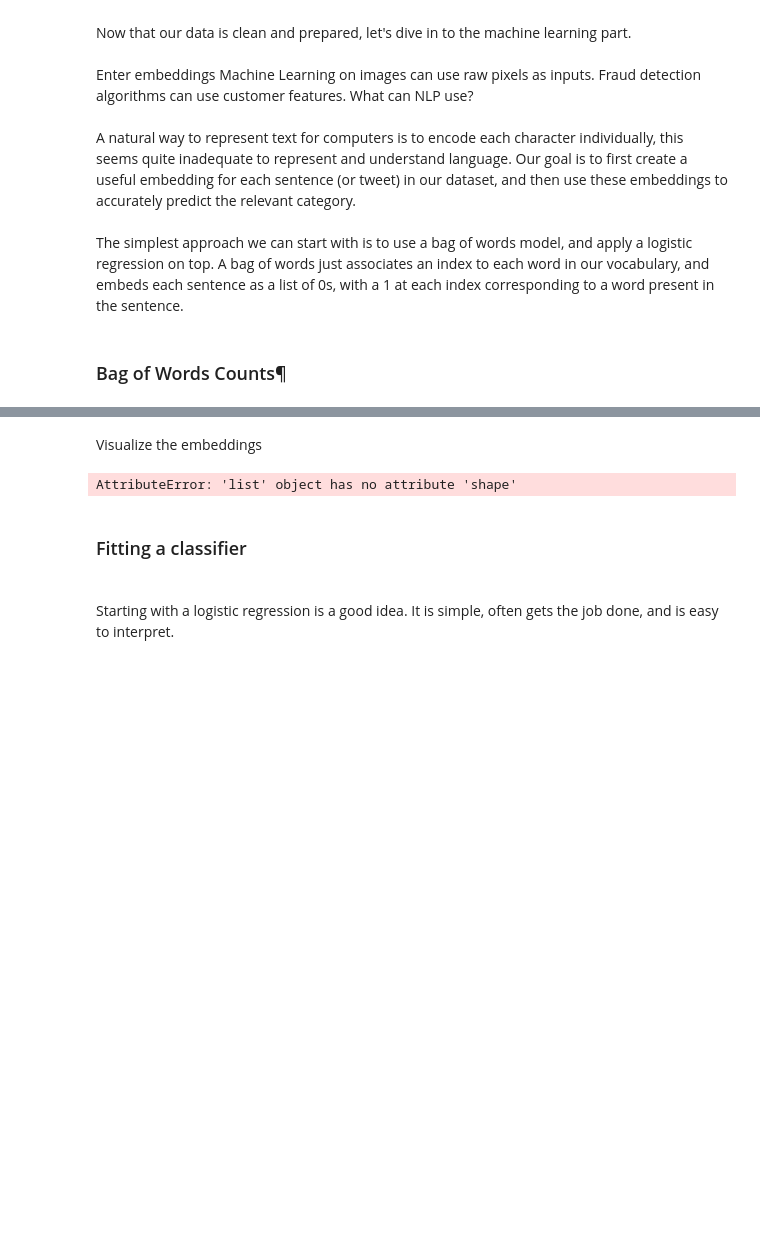
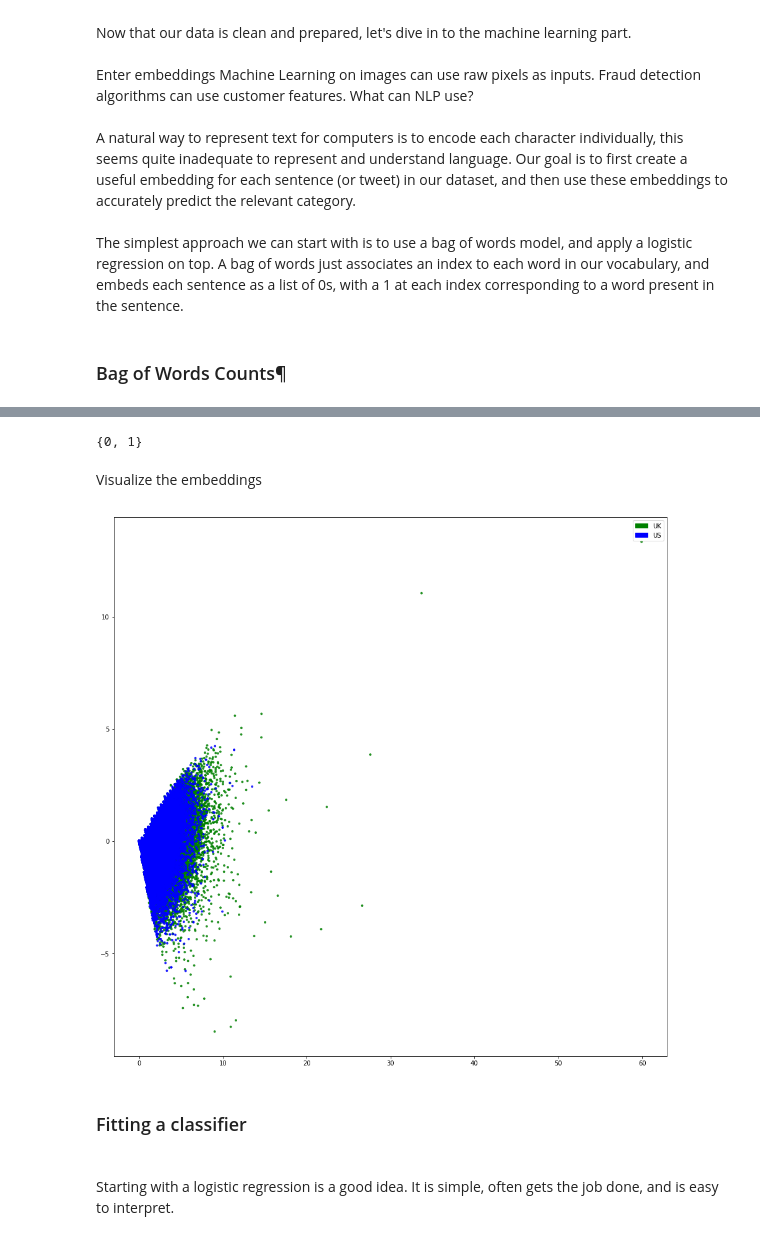
Before and after one commit to drinandan/insight-project, a Jupyter notebook: 2018.01.14_gathering_regional_newspaper_data.ipynb, the cells around one changed output, grey strips where cells are left out. Drawn from its saved outputs; the diff is of its cells as text; code cells hidden in the pictures; blank space fills up the shorter version.

```diff
--- a/2018.01.14_gathering_regional_newspaper_data.ipynb
+++ b/2018.01.14_gathering_regional_newspaper_data.ipynb
@@ -557,29 +594,33 @@ X_train_counts, X_test_counts, y_train_counts, y_test_counts = train_test_split(
+# %%
+set(list_labels)
+# %% [output]
+{0, 1}
 # %% [markdown]
 Visualize the embeddings
 # %%
 from sklearn.decomposition import PCA, TruncatedSVD
 import matplotlib
 import matplotlib.patches as mpatches
 
 def plot_LSA(test_data, test_labels, savepath="PCA_demo.csv", plot=True):
         lsa = TruncatedSVD(n_components=2)
         lsa.fit(test_data)
         lsa_scores = lsa.transform(test_data)
         color_mapper = {label:idx for idx,label in enumerate(set(test_labels))}
         color_column = [color_mapper[label] for label in test_labels]
-        colors = ['green','red','blue']
+        colors = ['green','blue']
         if plot:
-            plt.scatter(lsa_scores[:,0], lsa_scores[:,1], s=8, alpha=.8, c=test_labels, cmap=matplotlib.colors.ListedColormap(colors))
-            red_patch = mpatches.Patch(color='green', label='Irrelevant')
-            green_patch = mpatches.Patch(color='red', label='Disaster')
-            plt.legend(handles=[red_patch, green_patch])
+            plt.scatter(lsa_scores[:,0], lsa_scores[:,1], s=8, c=test_labels, alpha=.8, cmap=matplotlib.colors.ListedColormap(colors))
+            red_patch = mpatches.Patch(color='green', label='UK')
+            blue_patch = mpatches.Patch(color='blue', label='US')
+            plt.legend(handles=[red_patch, blue_patch])
 
 
 fig = plt.figure(figsize=(16, 16))
 plot_LSA(counts, list_labels)
 plt.show()
 # %% [output]
-AttributeError: 'list' object has no attribute 'shape'
+[figure, added]
 # %% [markdown]
 ### Fitting a classifier<br /><br />
 Starting with a logistic regression is a good idea. It is simple, often gets the job done, and is easy to interpret.
```
Also changed, not shown: parts of 66 cells of this notebook.
